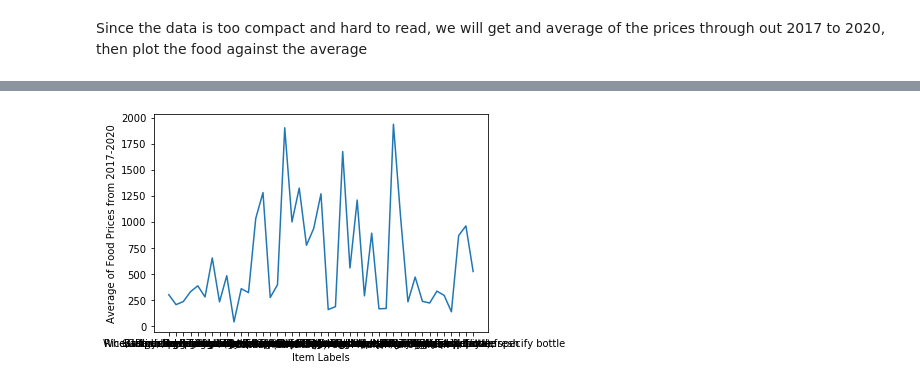
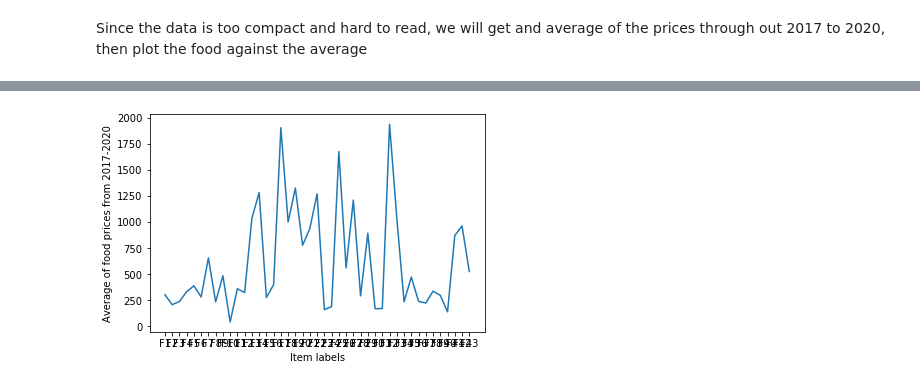
Before and after one commit to Ivynjambi/Jenga-Project, a Jupyter notebook: Analysis of selected food prices in Nigeria.ipynb, the cells around one changed output, grey strips where cells are left out. Cells and saved outputs as stored; diff of their text form; code cells hidden in the pictures.

```diff
--- a/Analysis of selected food prices in Nigeria.ipynb
+++ b/Analysis of selected food prices in Nigeria.ipynb
@@ -75 +98,3 @@ First we visualize how the data looks like
+# %%
+prices = pd.read_csv("foods.csv")
 # %%
@@ -82,8 +107,8 @@ plt.show()
 # %% [markdown]
 Since the data is too compact and hard to read, we will get and average of the prices through out 2017 to 2020, then plot the food against the average
 # %%
-av_row = food_prices.mean(axis=1)
-print( av_row)
+av_row = prices.mean(axis=1)
+print(av_row)
 # %% [output]
 0      303.34375
 1      207.64575
@@ -104,9 +129,9 @@ print( av_row)
 dtype: float64
 # %%
 #av_row.plot()
-plt.plot(food_prices["Item Labels"], av_row)
-plt.xlabel("Item Labels")
-plt.ylabel("Average of Food Prices from 2017-2020")
+plt.plot(prices['Item Labels'], av_row)
+plt.xlabel("Item labels")
+plt.ylabel("Average of food prices from 2017-2020")
 plt.show()
 # %% [output]
-[figure, old version]
+[figure, new version]
```
Also changed, not shown: parts of 6 cells of this notebook, 1 other file.
